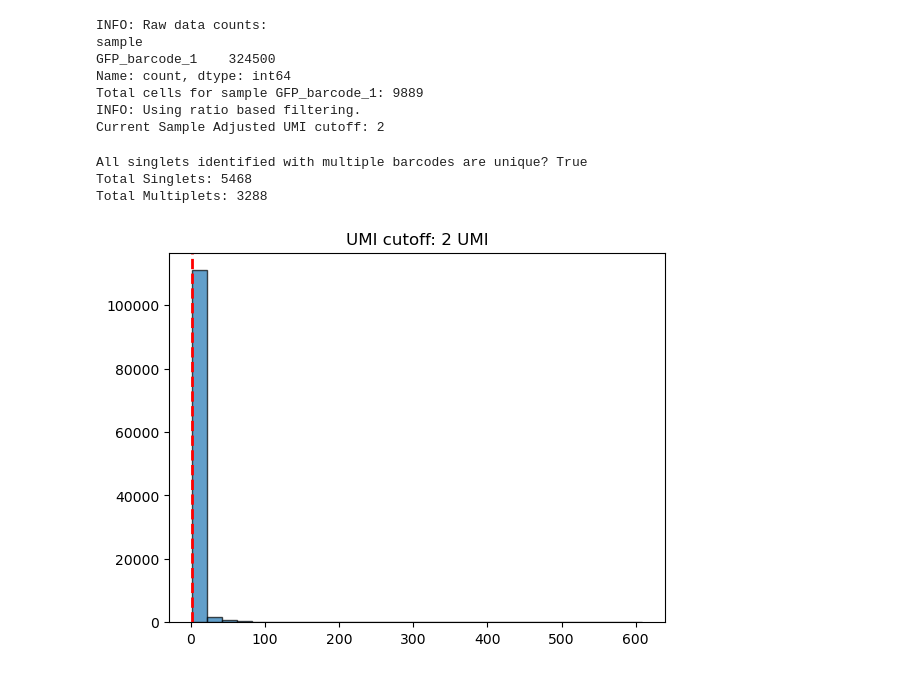
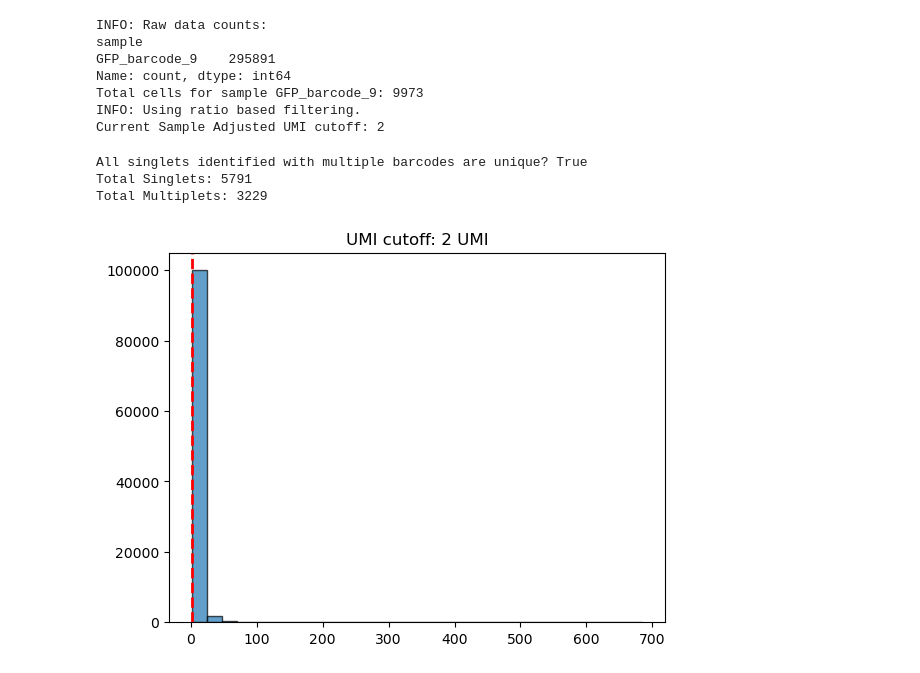
Before and after one commit to emanuellegrody/SALVEseq, a Jupyter notebook: extractionScripts/barcode/singletCode.ipynb, the cells around one changed output. Saved outputs shown, nothing was run; the diff lists cells and outputs as text; code cells hidden in the pictures.

```diff
--- a/extractionScripts/barcode/singletCode.ipynb
+++ b/extractionScripts/barcode/singletCode.ipynb
@@ -34,18 +49,23 @@ The sample sheet provided can be used as input to get_singlets to get a list of
 # %%
-cellLabelList, stats = get_singlets(df, dataset_name = "GFP_barcode_1",
-                                    output_path = "/projects/b1042/GoyalLab/egrody/extractedData/EGS024/singletCode/",
+df = pd.read_csv("/projects/b1042/GoyalLab/egrody/extractedData/EGS024/barcode/stepThree/GFP_barcode_9/stepThreeStarcodeShavedReads.txt", sep="\t")
+df = df.rename(columns={"BC50StarcodeD8": "barcode"})
+df["sample"] = "GFP_barcode_9"
+df = df[["cellID", "barcode", "sample"]]
+
+cellLabelList, stats = get_singlets(df, dataset_name = "GFP_barcode_9",
+                                    output_path = "/projects/b1042/GoyalLab/egrody/extractedData/EGS024/barcode/singletCode/",
                                    save_all_singlet_categories = True,
                                    save_plot_umi = True
                                    )
 # %% [output]
 INFO: Raw data counts:
 sample
-GFP_barcode_1    324500
+GFP_barcode_9    295891
 Name: count, dtype: int64
-Total cells for sample GFP_barcode_1: 9889
+Total cells for sample GFP_barcode_9: 9973
 INFO: Using ratio based filtering.
 Current Sample Adjusted UMI cutoff: 2
 All singlets identified with multiple barcodes are unique? True
-Total Singlets: 5468
-Total Multiplets: 3288
+Total Singlets: 5791
+Total Multiplets: 3229
-[figure, old version]
+[figure, new version]
```
Also changed, not shown: parts of 2 cells of this notebook.
